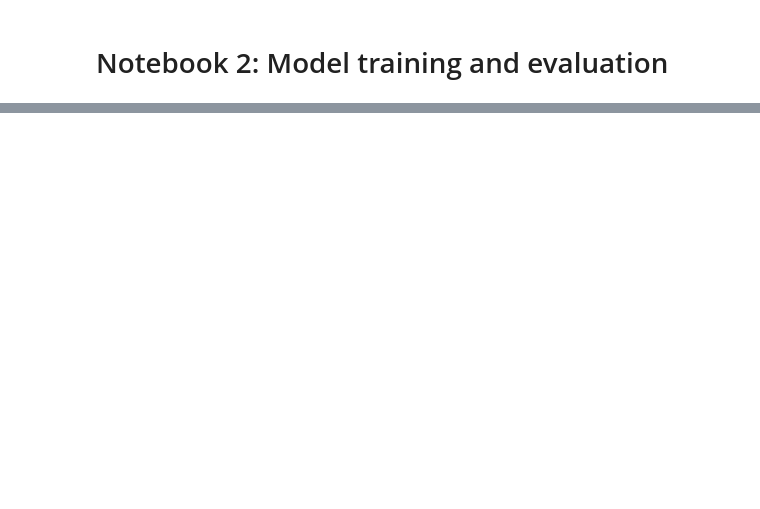
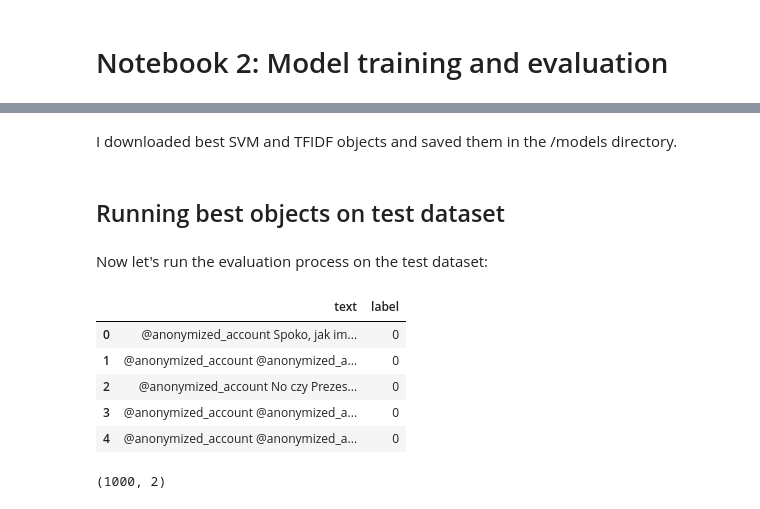
Before and after one commit to mkossakowski19/hate_speech_detection, a Jupyter notebook: notebooks/2_Model_training_and_evaluation.ipynb, the cells around one changed output, grey strips where cells are left out. Cells and saved outputs as stored; diff of their text form; code cells hidden in the pictures; blank space fills up the shorter version.

```diff
--- a/notebooks/2_Model_training_and_evaluation.ipynb
+++ b/notebooks/2_Model_training_and_evaluation.ipynb
@@ -46,0 +553,44 @@ The approach with best results will be chosen to be deployed as a working servic
+# %% [markdown]
+I downloaded best SVM and TFIDF objects and saved them in the /models directory.
+# %%
+import pickle
+
+with open("models/model.pkl", "rb") as f:
+    model = pickle.load(f)
+
+with open("models/vectorizer.pkl", "rb") as f:
+    vectorizer = pickle.load(f)
+
+assert isinstance(model, SVC)
+assert isinstance(vectorizer, TfidfVectorizer)
+# %% [markdown]
+## Running best objects on test dataset
+# %% [markdown]
+Now let's run the evaluation process on the test dataset:
+# %%
+with open("data/test/test_set_only_text.txt", "r") as f:
+    test_examples = f.readlines()
+
+with open("data/test/test_set_only_tags.txt", "r") as f:
+    test_labels = f.readlines()
+
+df_test = pd.DataFrame({
+    "text": test_examples,
+    "label": test_labels,
+})
+
+df_test["label"] = df_test["label"].apply(lambda x: x.replace("\n", ""))
+df_test["label"] = df_test["label"].astype(int)
+# %%
+df_test.head()
+# %% [output]
+|  | text | label |
+| 0 | @anonymized_account Spoko, jak im... | 0 |
+| 1 | @anonymized_account @anonymized_a... | 0 |
+| 2 | @anonymized_account No czy Prezes... | 0 |
+| 3 | @anonymized_account @anonymized_a... | 0 |
+| 4 | @anonymized_account @anonymized_a... | 0 |
+# %%
+df_test.shape
+# %% [output]
+(1000, 2)
```
Also changed, not shown: parts of 63 cells of this notebook.
